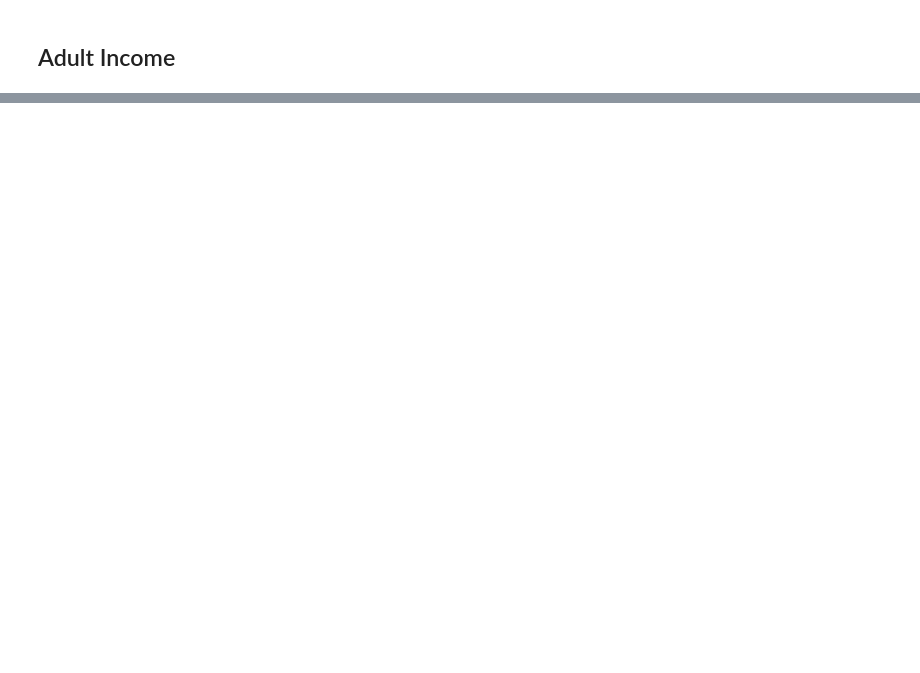
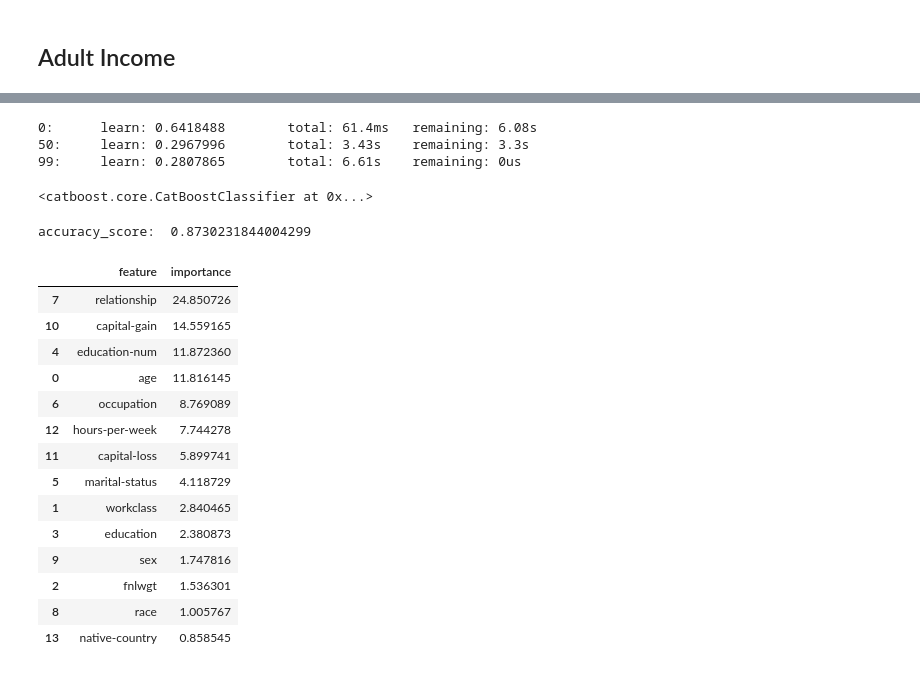
Before and after one commit to j-ai-616/05_machine_learning, a Jupyter notebook: 06_ensemble/07_CatBoost.ipynb, the cells around one changed output, grey strips where cells are left out. Cells and saved outputs as stored; diff of their text form; code cells hidden in the pictures; blank space fills up the shorter version.

Commit message:
Update CatBoost, HyperOpt notebook

```diff
--- a/06_ensemble/07_CatBoost.ipynb
+++ b/06_ensemble/07_CatBoost.ipynb
@@ -70,3 +146,25 @@ X = data_df.drop('income', axis=1)
 y = data_df['income']
 
 X_train, X_test, y_train, y_test = train_test_split(X, y, test_size=0.2, random_state=42, stratify=y)
+# %%
+# 일반 모델을 사용한다면 범주형에 대한 전처리 필요 (LogisticRegression)
+from sklearn.compose import ColumnTransformer
+from sklearn.preprocessing import OneHotEncoder
+from sklearn.pipeline import Pipeline
+from sklearn.linear_model import LogisticRegression
+
+categorical_features = ["workclass", "education", "marital-status", "occupation",
+                        "relationship", "race", "sex", "native-country"]
+numeric_features = [col for col in X_train.columns if col not in categorical_features]
+
+preprocessor = ColumnTransformer([
+    ('cat', OneHotEncoder(handle_unknown='ignore'), categorical_features),
+    ('num', 'passthrough', numeric_features)
+])
+
+baseline_model = Pipeline([
+    ('preprocessor', preprocessor),
+    ('model', LogisticRegression(max_iter=10000))
+])
+
+baseline_model.fit(X_train, y_train)
@@ -72,0 +195,43 @@ X_train, X_test, y_train, y_test = train_test_split(X, y, test_size=0.2, random_
+# %%
+# 모델 학습
+categorical_features = ["workclass", "education", "marital-status", "occupation",
+                        "relationship", "race", "sex", "native-country"]
+
+train_pool = Pool(X_train, y_train, cat_features=categorical_features)
+test_pool = Pool(X_test, y_test, cat_features=categorical_features)
+
+cat_clf = CatBoostClassifier(iterations=100, learning_rate=0.1, depth=8, verbose=50)
+cat_clf.fit(train_pool)
+# %% [output]
+0:      learn: 0.6418488        total: 61.4ms   remaining: 6.08s
+50:     learn: 0.2967996        total: 3.43s    remaining: 3.3s
+99:     learn: 0.2807865        total: 6.61s    remaining: 0us
+<catboost.core.CatBoostClassifier at 0x...>
+# %%
+print('accuracy_score: ', accuracy_score(y_test, cat_clf.predict(X_test)))
+# %% [output]
+accuracy_score:  0.8730231844004299
+# %%
+# 특성 중요도
+income_importance_df = pd.DataFrame({
+    'feature' : X_train.columns,
+    'importance' : cat_clf.get_feature_importance(train_pool)
+}).sort_values('importance',ascending=False)
+
+income_importance_df
+# %% [output]
+|  | feature | importance |
+| 7 | relationship | 24.850726 |
+| 10 | capital-gain | 14.559165 |
+| 4 | education-num | 11.872360 |
+| 0 | age | 11.816145 |
+| 6 | occupation | 8.769089 |
+| 12 | hours-per-week | 7.744278 |
+| 11 | capital-loss | 5.899741 |
+| 5 | marital-status | 4.118729 |
+| 1 | workclass | 2.840465 |
+| 3 | education | 2.380873 |
+| 9 | sex | 1.747816 |
+| 2 | fnlwgt | 1.536301 |
+| 8 | race | 1.005767 |
+| 13 | native-country | 0.858545 |
```
Also changed, not shown: parts of 7 cells of this notebook.
